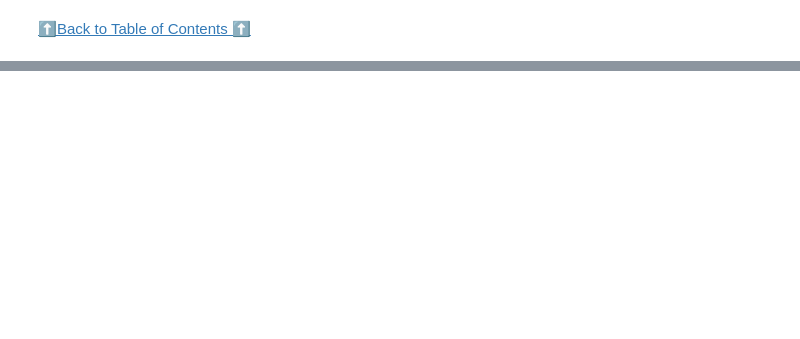
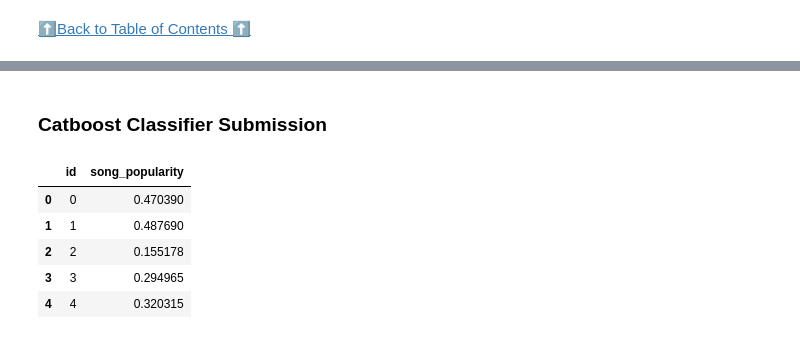
Before and after one commit to sanskar-hasija/kaggle, a Jupyter notebook: song-popularity-prediction-eda-modeling.ipynb, the cells around one changed output, grey strips where cells are left out. Cells and saved outputs as stored; diff of their text form; code cells hidden in the pictures; blank space fills up the shorter version.

```diff
--- a/song-popularity-prediction-eda-modeling.ipynb
+++ b/song-popularity-prediction-eda-modeling.ipynb
@@ -440,0 +509,31 @@ plt.show()
+# %%
+catb_params = {
+    "objective": "Logloss",
+}
+
+
+catb_predictions = 0
+catb_scores = []
+
+skf = StratifiedKFold(n_splits=FOLDS, shuffle=True, random_state=RANDOM_STATE)
+for fold, (train_idx, valid_idx) in enumerate(skf.split(train[FEATURES], train[TARGET])):
+
+    print(10*"=", f"Fold={fold+1}", 10*"=")
+    start_time = time.time()
+
+    X_train, X_valid = train.iloc[train_idx][FEATURES], train.iloc[valid_idx][FEATURES]
+    y_train , y_valid = train[TARGET].iloc[train_idx] , train[TARGET].iloc[valid_idx]
+
+    model = CatBoostClassifier(**catb_params)
+    model.fit(X_train, y_train,verbose=0)
+
+    preds_valid = model.predict_proba(X_valid)[:, 1]
+    auc = roc_auc_score(y_valid,  preds_valid)
+    catb_scores.append(auc)
+    run_time = time.time() - start_time
+
+    print(f"Fold={fold+1}, AUC score: {auc:.2f}, Run Time: {run_time:.2f}s")
+    test_preds = model.predict_proba(test[FEATURES])[:, 1]
+    catb_predictions += test_preds/FOLDS
+
+print("Mean Accuracy :", np.mean(catb_scores))
@@ -440,0 +618,14 @@ plt.show()
+# %% [markdown]
+### Catboost Classifier Submission
+# %%
+catb_submission = submission.copy()
+catb_submission['song_popularity'] = catb_predictions
+catb_submission.to_csv("catb-subs.csv",index=False)
+catb_submission.head()
+# %% [output]
+|  | id | song_popularity |
+| 0 | 0 | 0.470390 |
+| 1 | 1 | 0.487690 |
+| 2 | 2 | 0.155178 |
+| 3 | 3 | 0.294965 |
+| 4 | 4 | 0.320315 |
```
Also changed, not shown: parts of 23 cells of this notebook.
